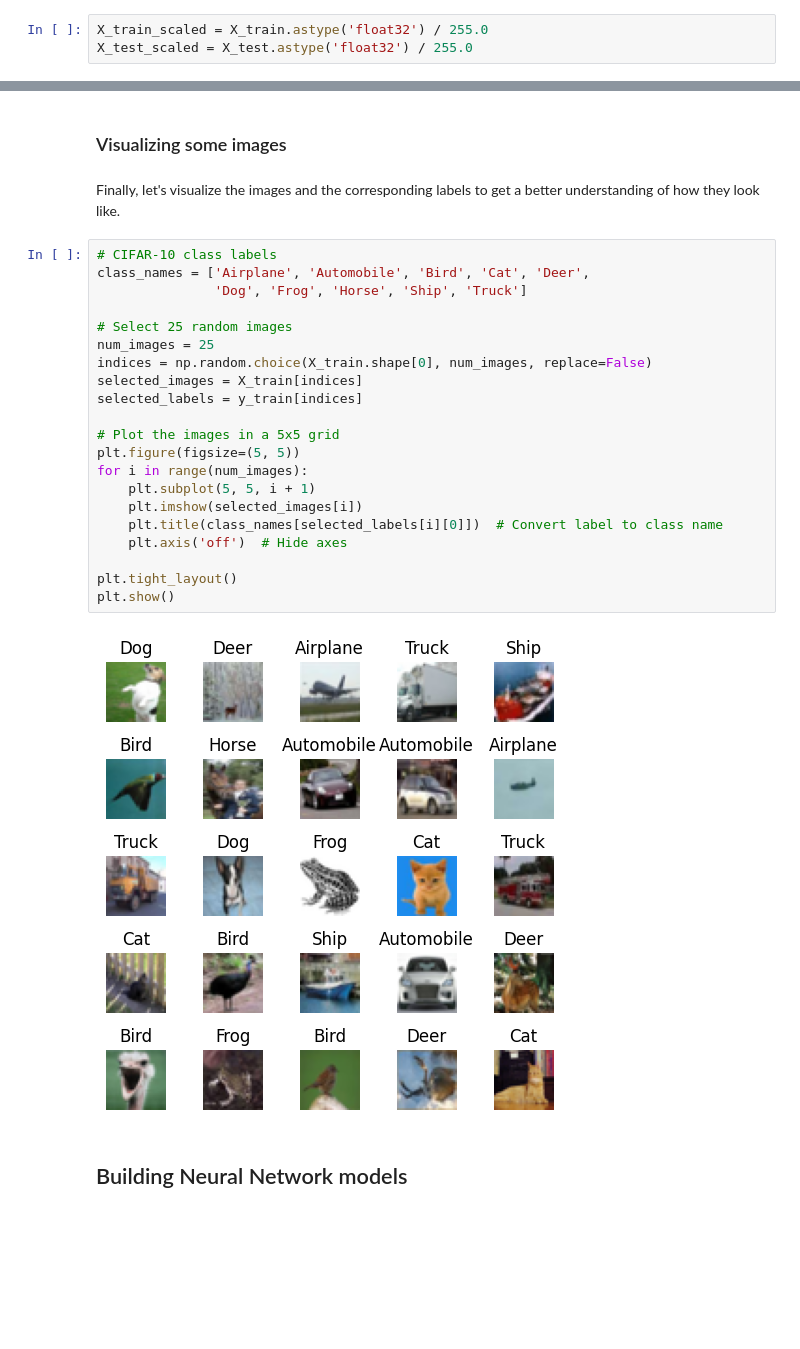
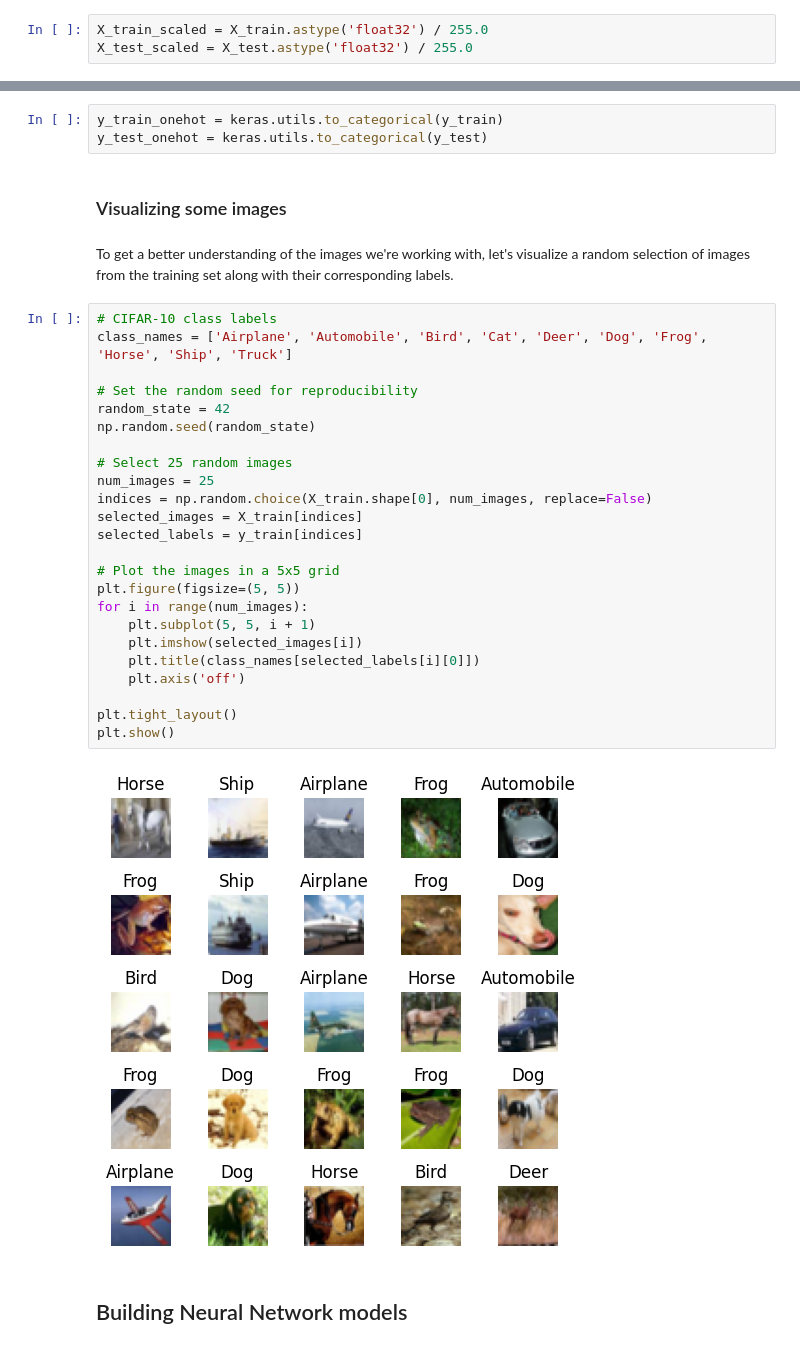
Before and after one commit to b00nk3r/cifar-10-image-classification, a Jupyter notebook: CIFAR-10 Image Classification.ipynb, the cells around one changed output, grey strips where cells are left out. Saved outputs shown, nothing was run; the diff lists cells and outputs as text; blank space fills up the shorter version.

```diff
--- a/CIFAR-10 Image Classification.ipynb
+++ b/CIFAR-10 Image Classification.ipynb
@@ -58,30 +71,36 @@ X_test_scaled = X_test.astype('float32') / 255.0
+# %%
+y_train_onehot = keras.utils.to_categorical(y_train)
+y_test_onehot = keras.utils.to_categorical(y_test)
 # %% [markdown]
 ### Visualizing some images
-# %% [markdown]
-Finally, let's visualize the images and the corresponding labels to get a better understanding of how they look like.
+# %% [markdown]
+To get a better understanding of the images we're working with, let's visualize a random selection of images from the training set along with their corresponding labels.
 # %%
 # CIFAR-10 class labels
-class_names = ['Airplane', 'Automobile', 'Bird', 'Cat', 'Deer',
-               'Dog', 'Frog', 'Horse', 'Ship', 'Truck']
+class_names = ['Airplane', 'Automobile', 'Bird', 'Cat', 'Deer', 'Dog', 'Frog', 'Horse', 'Ship', 'Truck']
+
+# Set the random seed for reproducibility
+random_state = 42
+np.random.seed(random_state)
 
 # Select 25 random images
 num_images = 25
 indices = np.random.choice(X_train.shape[0], num_images, replace=False)
 selected_images = X_train[indices]
 selected_labels = y_train[indices]
 
 # Plot the images in a 5x5 grid
 plt.figure(figsize=(5, 5))
 for i in range(num_images):
     plt.subplot(5, 5, i + 1)
     plt.imshow(selected_images[i])
-    plt.title(class_names[selected_labels[i][0]])  # Convert label to class name
-    plt.axis('off')  # Hide axes
+    plt.title(class_names[selected_labels[i][0]])
+    plt.axis('off')
 
 plt.tight_layout()
 plt.show()
 # %% [output]
-[figure, old version]
+[figure, new version]
 # %% [markdown]
 ## Building Neural Network models
 # %% [markdown]
```
Also changed, not shown: parts of 14 cells of this notebook.
